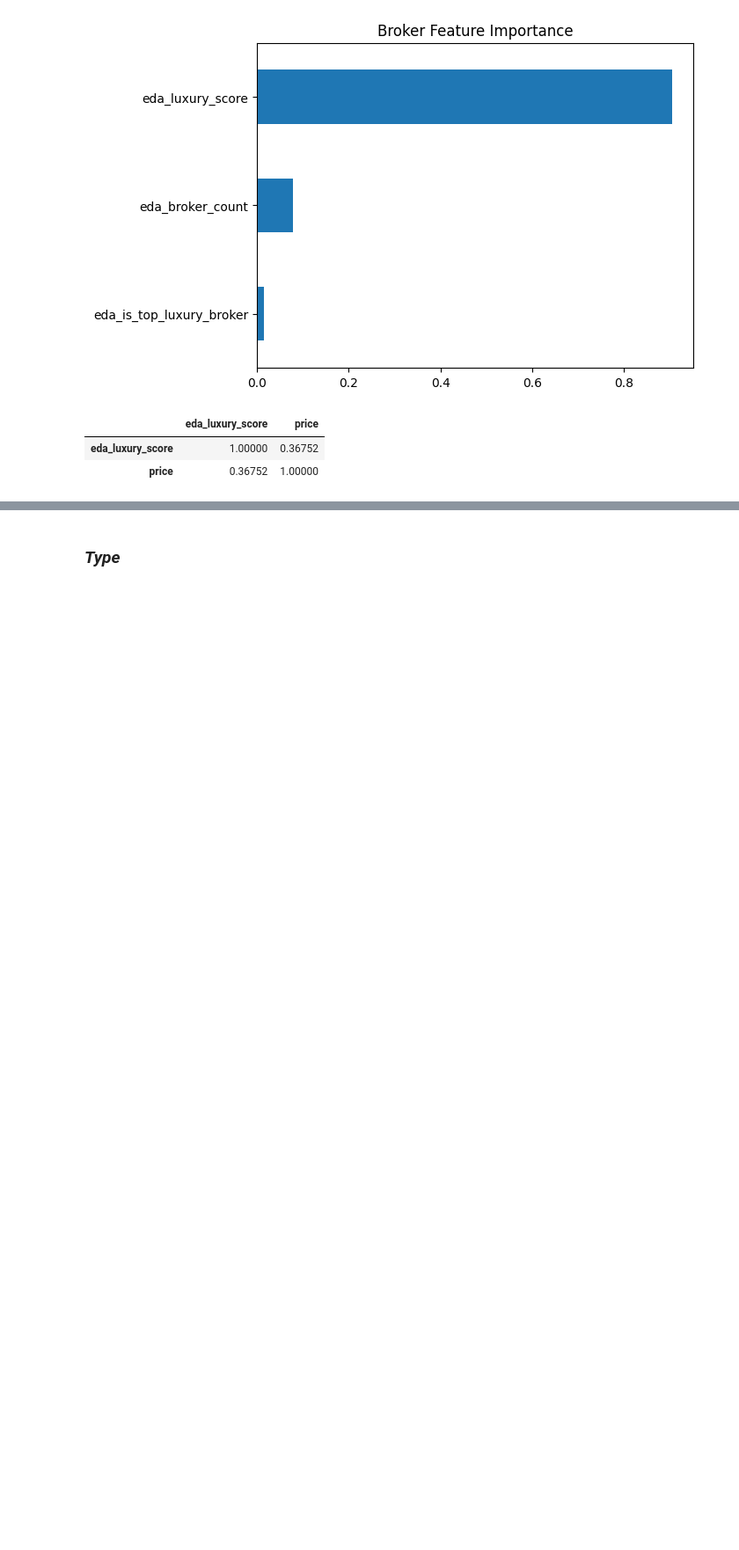
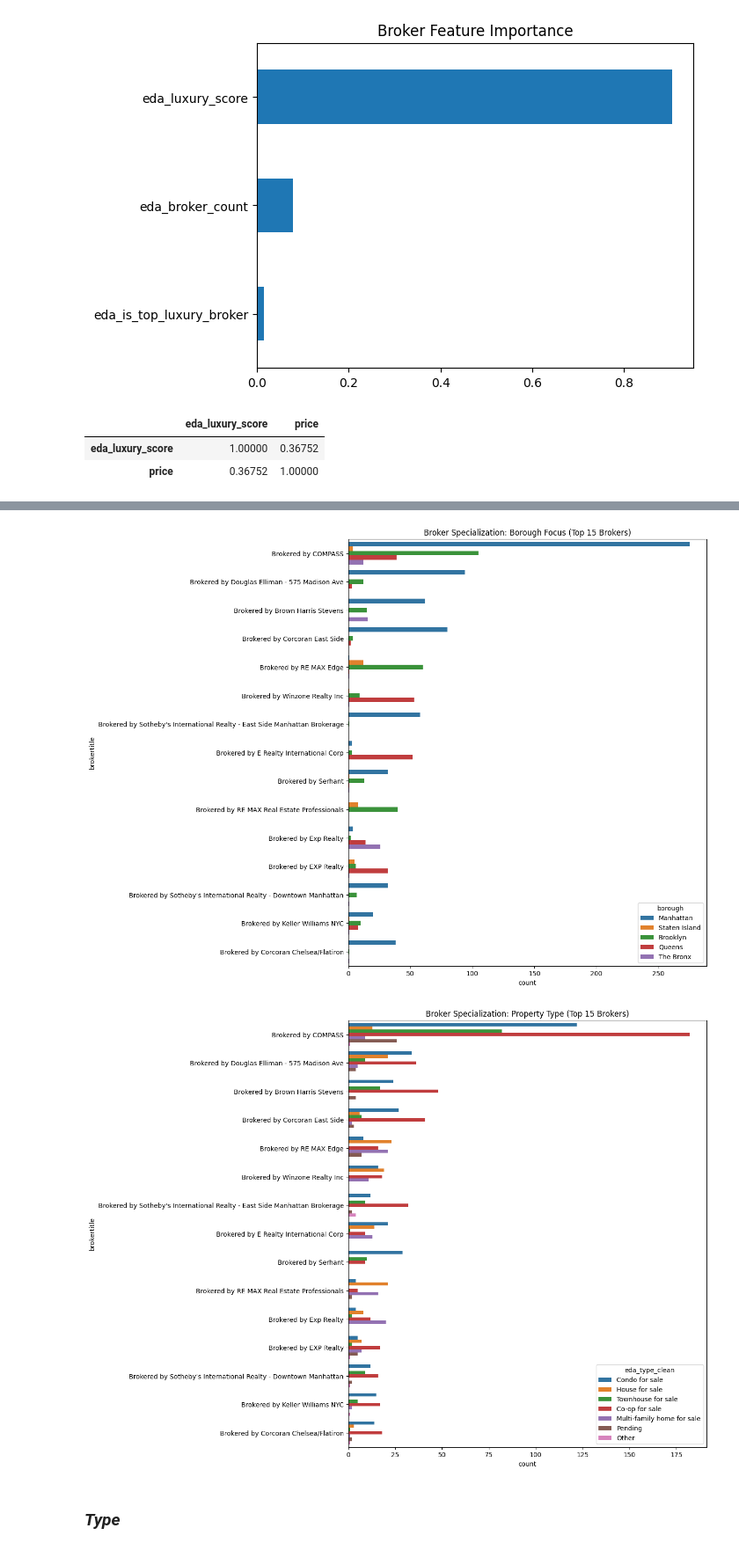
Before and after one commit to codekot/nyc-housing-project, a Jupyter notebook: notebooks/1_data_cleaning_eda.ipynb, the cells around one changed output, grey strips where cells are left out. Shown at 88% size. Saved outputs shown, nothing was run; the diff lists cells and outputs as text; code cells hidden in the pictures; blank space fills up the shorter version.

```diff
--- a/notebooks/1_data_cleaning_eda.ipynb
+++ b/notebooks/1_data_cleaning_eda.ipynb
@@ -645,0 +698,17 @@ df[['eda_luxury_score', 'price']].corr()
+# %%
+# Borough specialization
+plt.figure(figsize=(10, 12))
+sns.countplot(data=high_volume, y='brokertitle', hue='borough',
+              order=high_volume['brokertitle'].value_counts().index[:15])
+plt.title('Broker Specialization: Borough Focus (Top 15 Brokers)')
+plt.show()
+
+# Property type specialization
+plt.figure(figsize=(10, 12))
+sns.countplot(data=high_volume, y='brokertitle', hue='eda_type_clean',
+              order=high_volume['brokertitle'].value_counts().index[:15])
+plt.title('Broker Specialization: Property Type (Top 15 Brokers)')
+plt.show()
+# %% [output]
+[figure, added]
+[figure, added]
```
Also changed, not shown: parts of 86 cells of this notebook, 1 other file.
